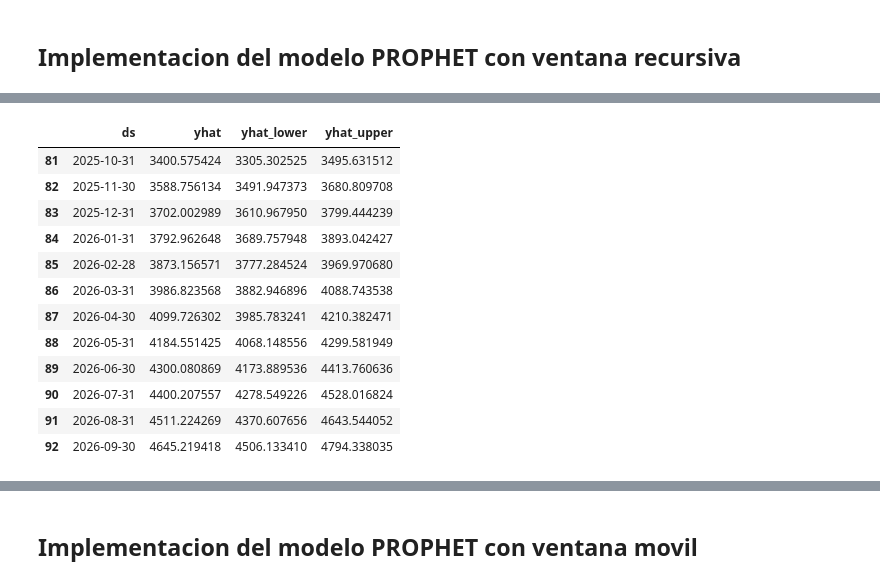
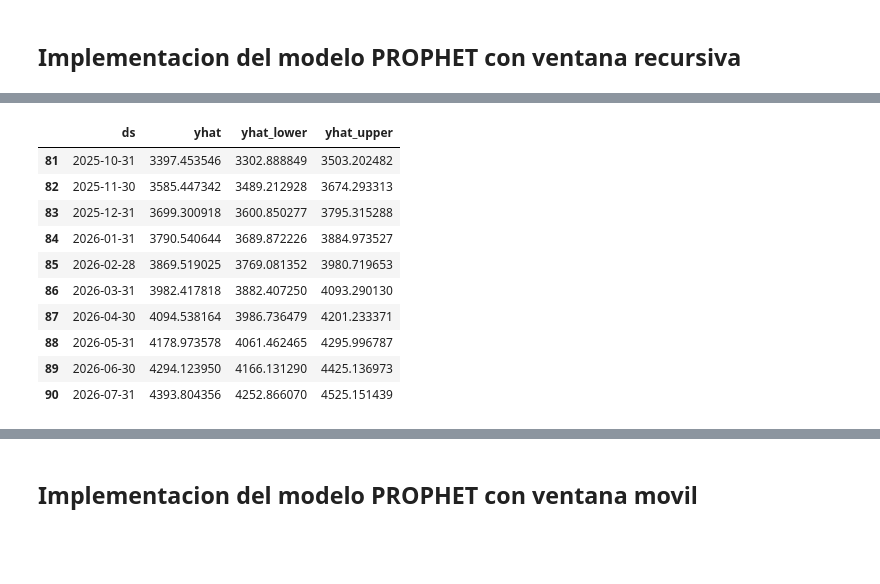
Before and after one commit to jhavierc/proyecto-I-innovacion-tecnologica-IA, a Jupyter notebook: entrega 3/src/models/6_optimizacion Ballesiana.ipynb, the cells around one changed output, grey strips where cells are left out. Saved outputs shown, nothing was run; the diff lists cells and outputs as text; code cells hidden in the pictures; blank space fills up the shorter version.

```diff
--- a/entrega 3/src/models/6_optimizacion Ballesiana.ipynb
+++ b/entrega 3/src/models/6_optimizacion Ballesiana.ipynb
@@ -20,8 +29,10 @@ from sklearn.metrics import mean_squared_error
 # %%
 # Carga de datos
 # El archivo usa punto y coma como separador y coma como decimal
-file_path = 'capacidad_acumulada_processed.csv'
-df = pd.read_csv(file_path, sep=',', decimal='.')
+file_path = '../data/results/capacidad_acumulada_processed.csv'
+
+
+df = load_capacidad_csv_data(file_path, sep=',', decimal='.')
 df.tail()
 # %% [output]
 |  | Fecha | SOLAR | EOLICA | PCH |
@@ -33,7 +43,0 @@ df.tail()
-# %%
-#imputamos valores de las dos ultimas filas con valores publicacos en la web
-df.loc[80] = ['2025-09-30', 3079, 41.00, 20.62]
-#df.loc[81] = ['2025-10-31', 3120, 41.00, 20.62]
-# Para eliminar por índice de fila y modificar el DataFrame original
-df.drop(index=81, inplace=True)
-df.tail(5)
@@ -669,15 +654,15 @@ m_final = Prophet(
 )
 
 # de nuevo, puedes añadir estacionalidad mensual explícita si lo deseas:
-# m_final.add_seasonality(name="mensual", period=12, fourier_order=5)
+# m_final.add_seasonality(name="mensual", period=10, fourier_order=5)
 
 m_final.fit(solar)
 
-# Pronóstico de los próximos 12 meses
-future = m_final.make_future_dataframe(periods=12, freq="M")
+# Pronóstico de los próximos 10 meses
+future = m_final.make_future_dataframe(periods=10, freq="M")
 forecast = m_final.predict(future)
 
-# Extraemos solo los 12 periodos futuros
-forecast_12 = forecast.tail(12)[["ds", "yhat", "yhat_lower", "yhat_upper"]]
-forecast_12
+# Extraemos solo los 10 periodos futuros
+forecast_10_rec = forecast.tail(10)[["ds", "yhat", "yhat_lower", "yhat_upper"]]
+forecast_10_rec
 # %% [output]
@@ -686,13 +671,11 @@ forecast_12
 |  | ds | yhat | yhat_lower | yhat_upper |
-| 81 | 2025-10-31 | 3400.575424 | 3305.302525 | 3495.631512 |
-| 82 | 2025-11-30 | 3588.756134 | 3491.947373 | 3680.809708 |
-| 83 | 2025-12-31 | 3702.002989 | 3610.967950 | 3799.444239 |
-| 84 | 2026-01-31 | 3792.962648 | 3689.757948 | 3893.042427 |
-| 85 | 2026-02-28 | 3873.156571 | 3777.284524 | 3969.970680 |
-| 86 | 2026-03-31 | 3986.823568 | 3882.946896 | 4088.743538 |
-| 87 | 2026-04-30 | 4099.726302 | 3985.783241 | 4210.382471 |
-| 88 | 2026-05-31 | 4184.551425 | 4068.148556 | 4299.581949 |
-| 89 | 2026-06-30 | 4300.080869 | 4173.889536 | 4413.760636 |
-| 90 | 2026-07-31 | 4400.207557 | 4278.549226 | 4528.016824 |
-| 91 | 2026-08-31 | 4511.224269 | 4370.607656 | 4643.544052 |
-| 92 | 2026-09-30 | 4645.219418 | 4506.133410 | 4794.338035 |
+| 81 | 2025-10-31 | 3397.453546 | 3302.888849 | 3503.202482 |
+| 82 | 2025-11-30 | 3585.447342 | 3489.212928 | 3674.293313 |
+| 83 | 2025-12-31 | 3699.300918 | 3600.850277 | 3795.315288 |
+| 84 | 2026-01-31 | 3790.540644 | 3689.872226 | 3884.973527 |
+| 85 | 2026-02-28 | 3869.519025 | 3769.081352 | 3980.719653 |
+| 86 | 2026-03-31 | 3982.417818 | 3882.407250 | 4093.290130 |
+| 87 | 2026-04-30 | 4094.538164 | 3986.736479 | 4201.233371 |
+| 88 | 2026-05-31 | 4178.973578 | 4061.462465 | 4295.996787 |
+| 89 | 2026-06-30 | 4294.123950 | 4166.131290 | 4425.136973 |
+| 90 | 2026-07-31 | 4393.804356 | 4252.866070 | 4525.151439 |
```
Also changed, not shown: parts of 32 cells of this notebook.
